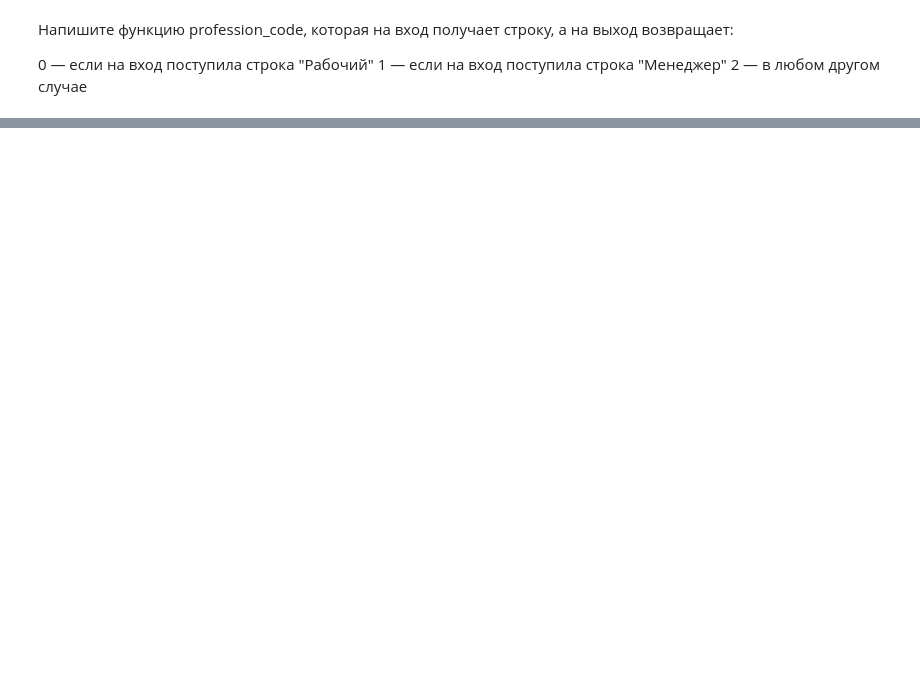
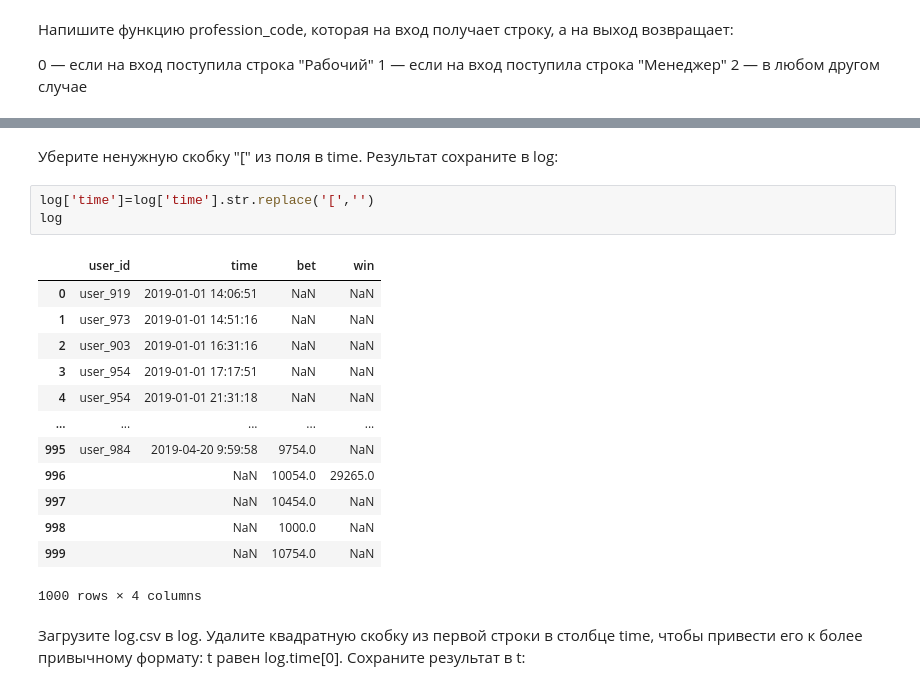
Before and after one commit to aar44i/DataScience, a Jupyter notebook: SkillFactory/8 фильтрация фрейма.ipynb, the cells around one changed output, grey strips where cells are left out. Saved outputs shown, nothing was run; the diff lists cells and outputs as text; blank space fills up the shorter version.

```diff
--- a/SkillFactory/8.ipynb
+++ b/SkillFactory/8 фильтрация фрейма.ipynb
@@ -355,0 +463,21 @@ print(sp)
+# %% [markdown]
+Уберите ненужную скобку "[" из поля в time. Результат сохраните в log:
+# %%
+log['time']=log['time'].str.replace('[','')
+log
+# %% [output]
+|  | user_id | time | bet | win |
+| 0 | user_919 | 2019-01-01 14:06:51 | NaN | NaN |
+| 1 | user_973 | 2019-01-01 14:51:16 | NaN | NaN |
+| 2 | user_903 | 2019-01-01 16:31:16 | NaN | NaN |
+| 3 | user_954 | 2019-01-01 17:17:51 | NaN | NaN |
+| 4 | user_954 | 2019-01-01 21:31:18 | NaN | NaN |
+| ... | ... | ... | ... | ... |
+| 995 | user_984 | 2019-04-20 9:59:58 | 9754.0 | NaN |
+| 996 |  | NaN | 10054.0 | 29265.0 |
+| 997 |  | NaN | 10454.0 | NaN |
+| 998 |  | NaN | 1000.0 | NaN |
+| 999 |  | NaN | 10754.0 | NaN |
+1000 rows × 4 columns
+# %% [markdown]
+Загрузите log.csv в log. Удалите квадратную скобку из первой строки в столбце time, чтобы привести его к более привычному формату: t равен log.time[0]. Сохраните результат в t:
```
Also changed, not shown: parts of 19 cells of this notebook, 2 other files.
